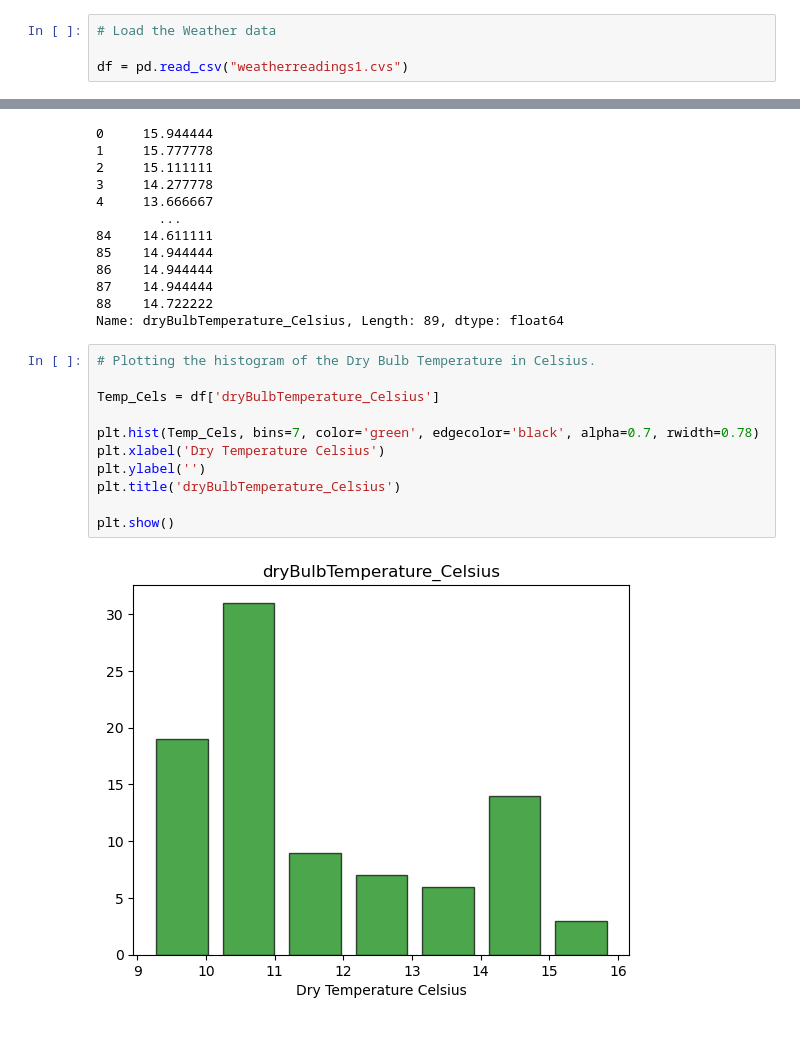
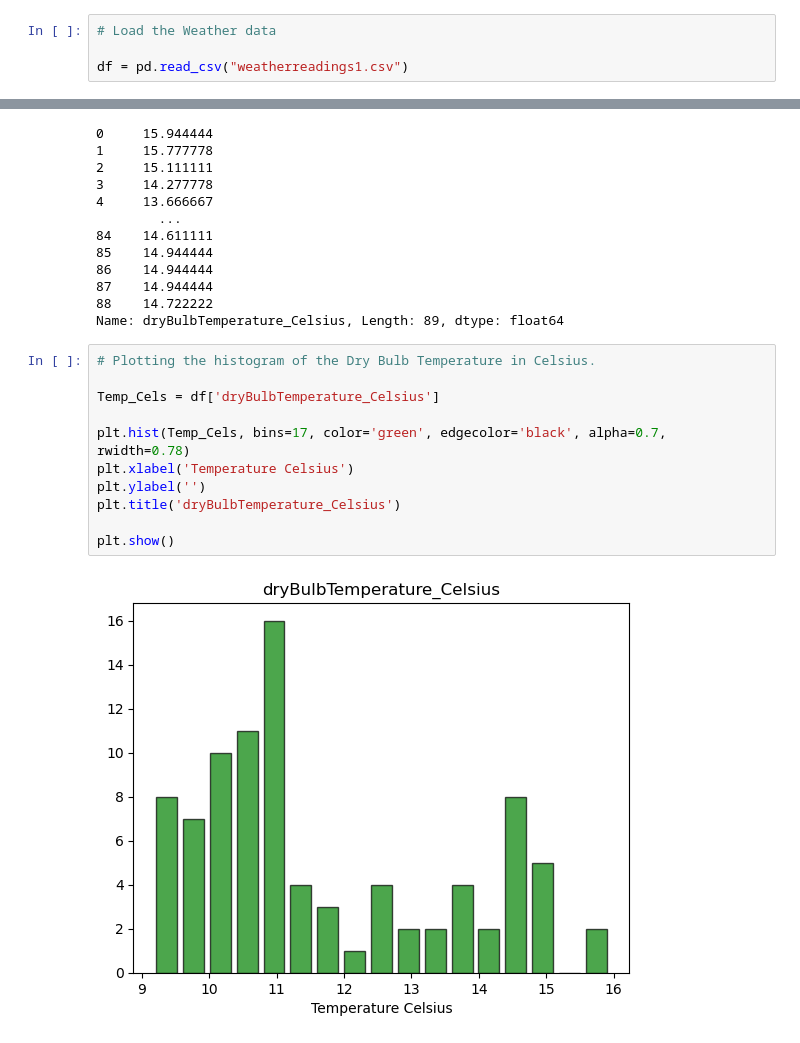
Before and after one commit to Jennyicano/PFDA, a Jupyter notebook: assignments/assignment2-weather.ipynb, the cells around one changed output, grey strips where cells are left out. Saved outputs shown, nothing was run; the diff lists cells and outputs as text.

```diff
--- a/assignments/assignment2-weather.ipynb
+++ b/assignments/assignment2-weather.ipynb
@@ -23,7 +23,7 @@ Loading the data related with the weather
 # %%
 # Load the Weather data
 
-df = pd.read_csv("weatherreadings1.cvs")
+df = pd.read_csv("weatherreadings1.csv")
 # %%
 # Look at the data
 
@@ -62,13 +62,13 @@ Name: dryBulbTemperature_Celsius, Length: 89, dtype: float64
 # %%
 # Plotting the histogram of the Dry Bulb Temperature in Celsius.
 
 Temp_Cels = df['dryBulbTemperature_Celsius']
 
-plt.hist(Temp_Cels, bins=7, color='green', edgecolor='black', alpha=0.7, rwidth=0.78)
-plt.xlabel('Dry Temperature Celsius')
+plt.hist(Temp_Cels, bins=17, color='green', edgecolor='black', alpha=0.7, rwidth=0.78)
+plt.xlabel('Temperature Celsius')
 plt.ylabel('')
 plt.title('dryBulbTemperature_Celsius')
 
 plt.show()
 # %% [output]
-[figure, old version]
+[figure, new version]
```
Also changed, not shown: 1 other file.
